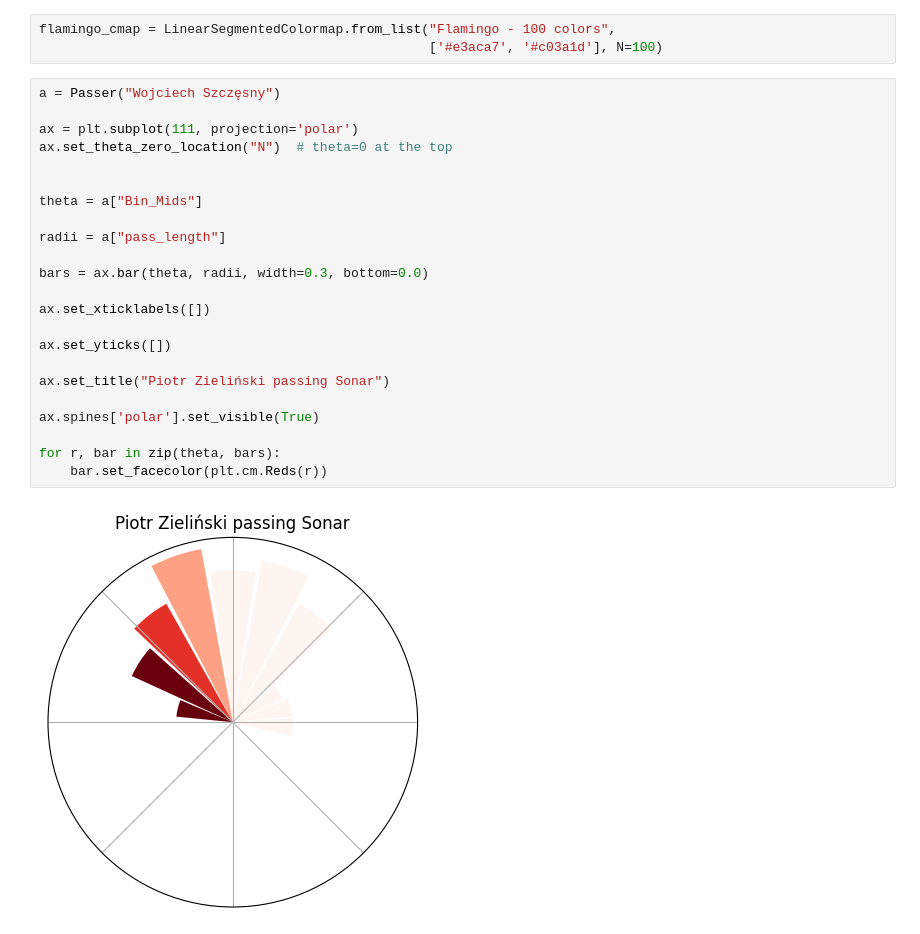
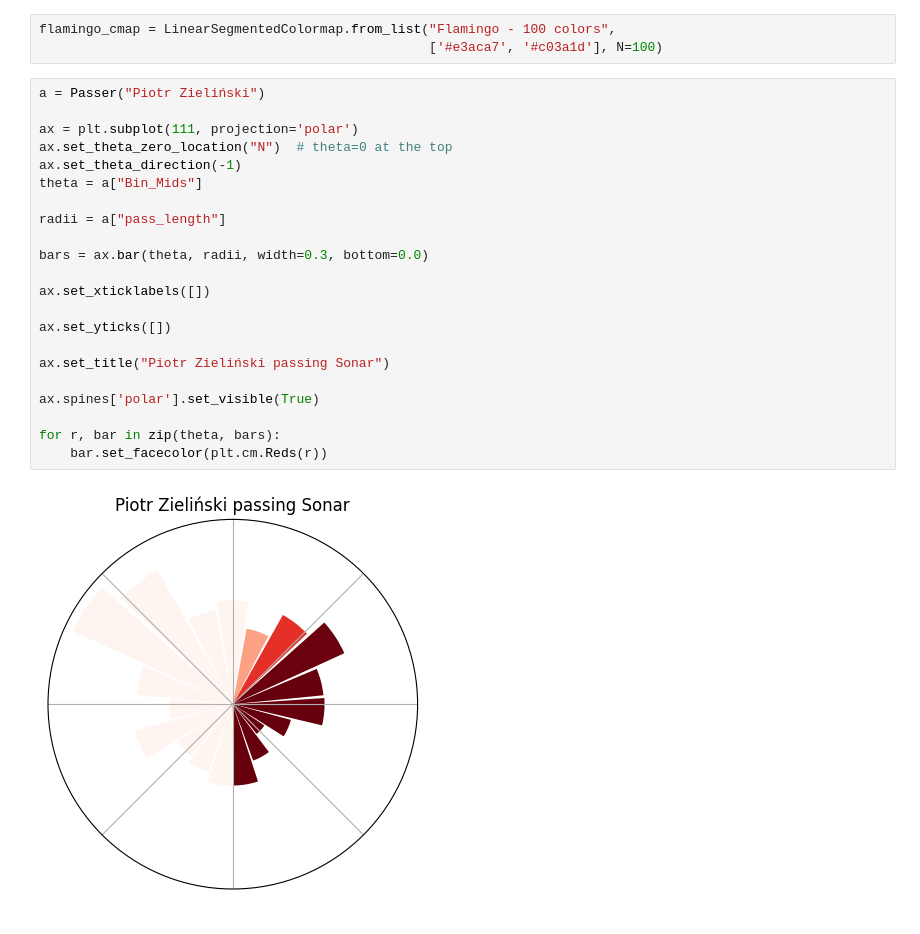
Before and after one commit to jaceksta/PassSonars, a Jupyter notebook: sonars.ipynb, the cells around one changed output. Drawn from its saved outputs; the diff is of its cells as text.

```diff
--- a/sonars.ipynb
+++ b/sonars.ipynb
@@ -204,30 +204,29 @@ def Passer(player):
 flamingo_cmap = LinearSegmentedColormap.from_list("Flamingo - 100 colors",
                                                   ['#e3aca7', '#c03a1d'], N=100)
 # %%
-a = Passer("Wojciech Szczęsny")
+a = Passer("Piotr Zieliński")
 
 ax = plt.subplot(111, projection='polar')
 ax.set_theta_zero_location("N")  # theta=0 at the top
-
-
+ax.set_theta_direction(-1)
 theta = a["Bin_Mids"]
 
 radii = a["pass_length"]
 
 bars = ax.bar(theta, radii, width=0.3, bottom=0.0)
 
 ax.set_xticklabels([])
 
 ax.set_yticks([])
 
 ax.set_title("Piotr Zieliński passing Sonar")
 
 ax.spines['polar'].set_visible(True)
 
 for r, bar in zip(theta, bars):
     bar.set_facecolor(plt.cm.Reds(r))
 # %% [output]
-[figure, old version]
+[figure, new version]
 # %%
 pitch = VerticalPitch(line_color='#000009', line_zorder=2)
 fig, ax = pitch.draw(figsize=(4.4, 6.4))
```
Also changed, not shown: parts of 2 cells of this notebook.
